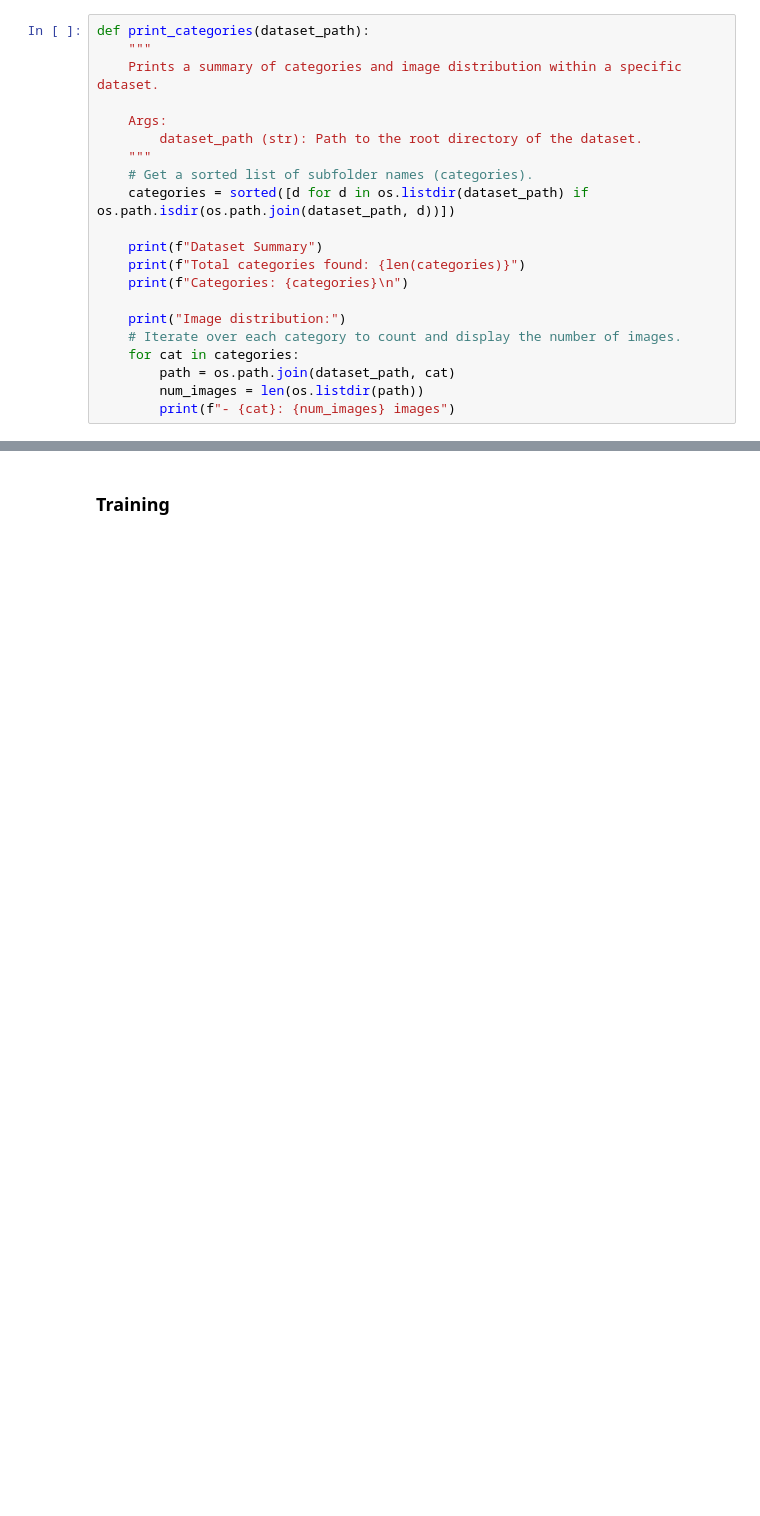
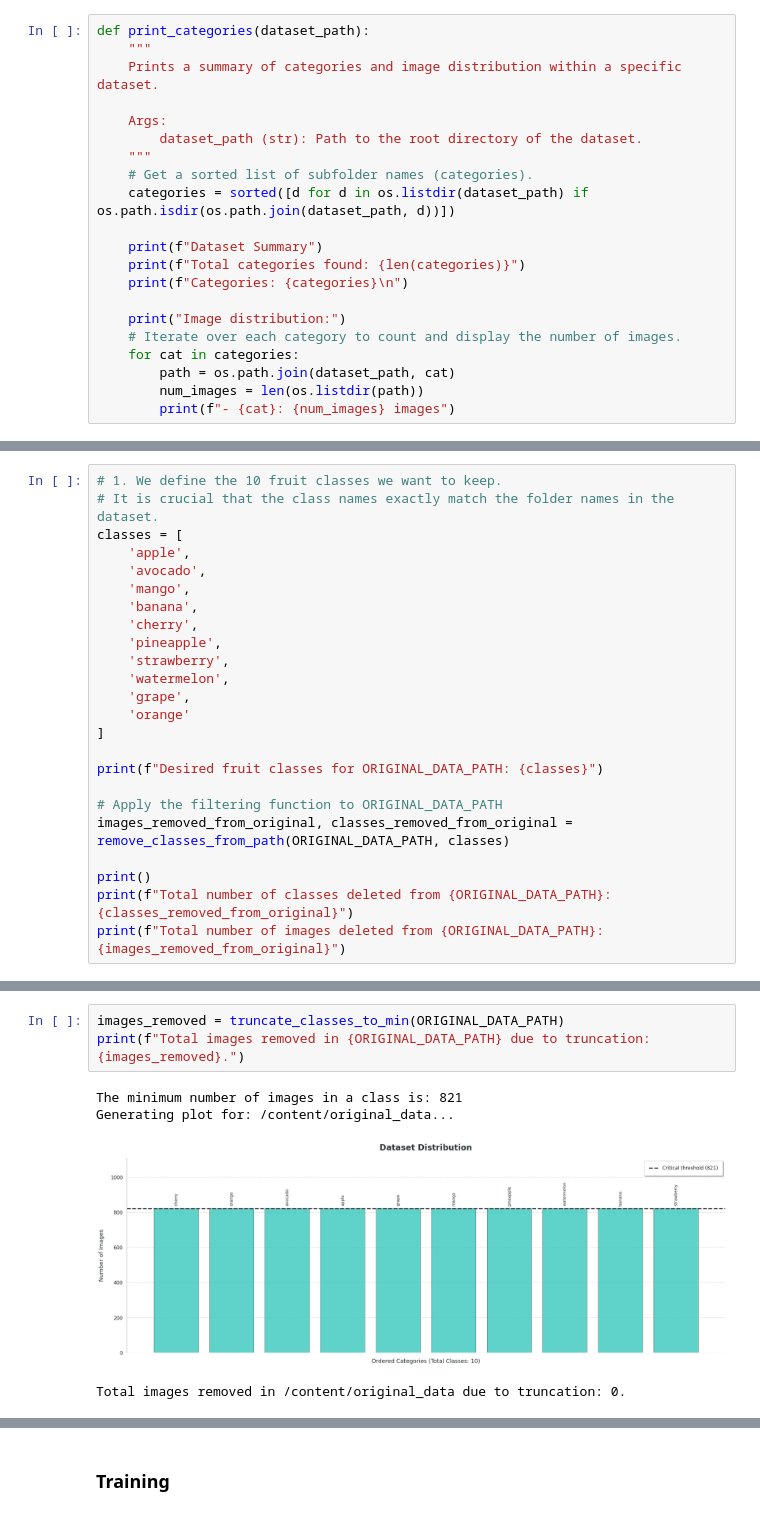
Before and after one commit to BenjaminArauz/classification-fruits, a Jupyter notebook: preprocessing_data.ipynb, the cells around one changed output, grey strips where cells are left out. Saved outputs shown, nothing was run; the diff lists cells and outputs as text; blank space fills up the shorter version.

```diff
--- a/preprocessing_data.ipynb
+++ b/preprocessing_data.ipynb
@@ -153,0 +239,24 @@ def print_categories(dataset_path):
+# %%
+# 1. We define the 10 fruit classes we want to keep.
+# It is crucial that the class names exactly match the folder names in the dataset.
+classes = [
+    'apple',
+    'avocado',
+    'mango',
+    'banana',
+    'cherry',
+    'pineapple',
+    'strawberry',
+    'watermelon',
+    'grape',
+    'orange'
+]
+
+print(f"Desired fruit classes for ORIGINAL_DATA_PATH: {classes}")
+
+# Apply the filtering function to ORIGINAL_DATA_PATH
+images_removed_from_original, classes_removed_from_original = remove_classes_from_path(ORIGINAL_DATA_PATH, classes)
+
+print()
+print(f"Total number of classes deleted from {ORIGINAL_DATA_PATH}: {classes_removed_from_original}")
+print(f"Total number of images deleted from {ORIGINAL_DATA_PATH}: {images_removed_from_original}")
@@ -153,0 +339,8 @@ def print_categories(dataset_path):
+# %%
+images_removed = truncate_classes_to_min(ORIGINAL_DATA_PATH)
+print(f"Total images removed in {ORIGINAL_DATA_PATH} due to truncation: {images_removed}.")
+# %% [output]
+The minimum number of images in a class is: 821
+Generating plot for: /content/original_data...
+[figure, added]
+Total images removed in /content/original_data due to truncation: 0.
```
Also changed, not shown: parts of 53 cells of this notebook.
